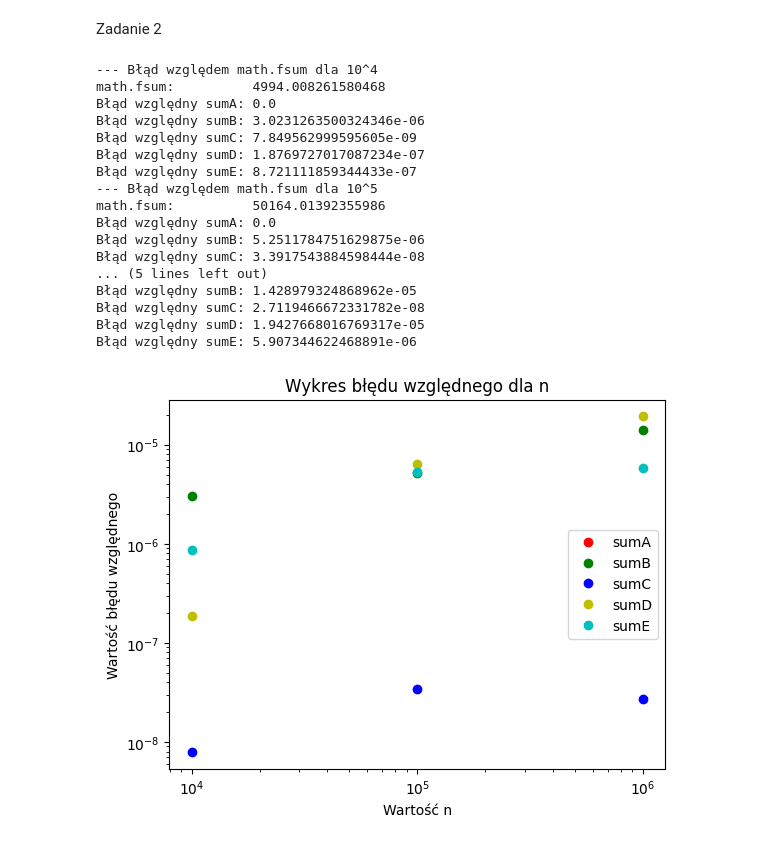
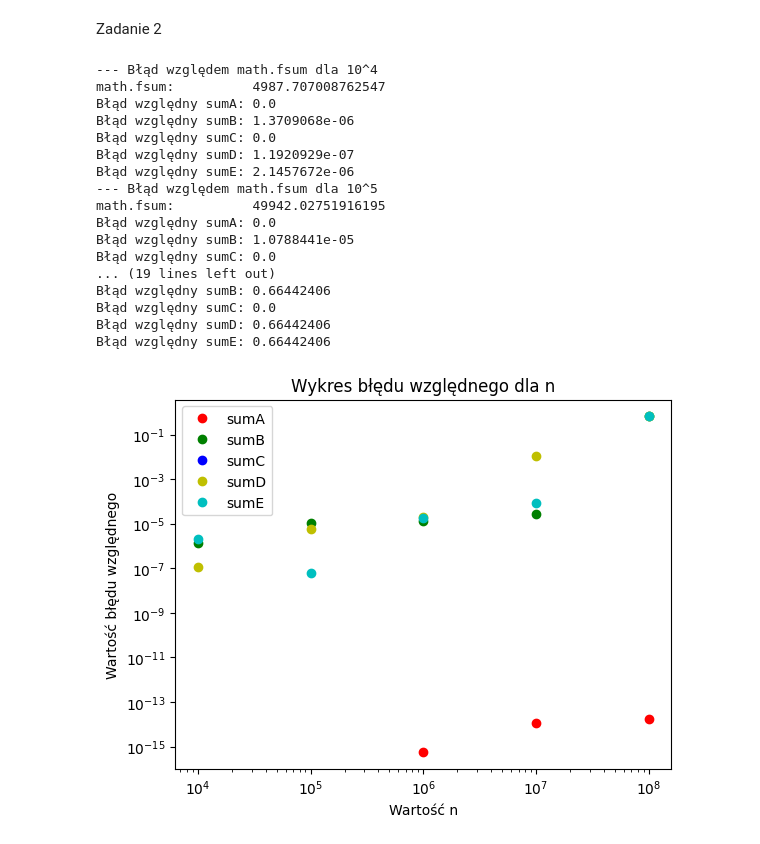
Before and after one commit to FalcO0O/MOWNiT, a Jupyter notebook: Lab_1/main.ipynb, the cells around one changed output. Saved outputs shown, nothing was run; the diff lists cells and outputs as text; code cells hidden in the pictures.

Commit message:
plot fix

```diff
--- a/Lab_1/main.ipynb
+++ b/Lab_1/main.ipynb
@@ -191,7 +191,7 @@ class Ex2:
         ax.set_xlabel("Wartość n")
         ax.set_ylabel("Wartość błędu względnego")
         legend_set = False
-        for k in range(4, 7):
+        for k in range(4, 9):
             n = int(10**k) # Liczba próbek
             print(f"--- Błąd względem math.fsum dla 10^{k}")
             vec = np.array(np.random.uniform(size=n), dtype=np.float32) # Tablica próbek
@@ -225,44 +225,44 @@ class Ex2:
         err = np.float32(0.0)
         for x in vec:
             y = np.float32(x-err)
             temp = np.float32(sum+y)
             err = np.float32(temp-sum-y)
             sum = temp
         return sum
 
     def sumD(self, vec) -> np.float32:
         """Oblicza sumę dodając wartości rosnąco względem ich wartości bezwzględnej z akumulatorem pojedynczej precyzji"""
         vec = sorted(vec, key=lambda x: abs(x))
         sum = np.float32(0.0)
         for x in vec:
             sum = np.float32(sum+x)
         return sum
 
     def sumE(self, vec) -> np.float32:
         """Oblicza sumę dodając wartości malejąco względem ich wartości bezwzględnej z akumulatorem pojedynczej precyzji"""
         vec = sorted(vec, key=lambda x: -abs(x))
         sum = np.float32(0.0)
         for x in vec:
             sum = np.float32(sum+x)
         return sum
 
 _ = Ex2()
 # %% [output]
 --- Błąd względem math.fsum dla 10^4
-math.fsum:          4994.008261580468
+math.fsum:          4987.707008762547
 Błąd względny sumA: 0.0
-Błąd względny sumB: 3.0231263500324346e-06
-Błąd względny sumC: 7.849562999595605e-09
-Błąd względny sumD: 1.8769727017087234e-07
-Błąd względny sumE: 8.721111859344433e-07
+Błąd względny sumB: 1.3709068e-06
+Błąd względny sumC: 0.0
+Błąd względny sumD: 1.1920929e-07
+Błąd względny sumE: 2.1457672e-06
 --- Błąd względem math.fsum dla 10^5
-math.fsum:          50164.01392355986
+math.fsum:          49942.02751916195
 Błąd względny sumA: 0.0
-Błąd względny sumB: 5.2511784751629875e-06
-Błąd względny sumC: 3.3917543884598444e-08
-... (5 lines left out)
-Błąd względny sumB: 1.428979324868962e-05
-Błąd względny sumC: 2.7119466672331782e-08
-Błąd względny sumD: 1.9427668016769317e-05
-Błąd względny sumE: 5.907344622468891e-06
+Błąd względny sumB: 1.0788441e-05
+Błąd względny sumC: 0.0
+... (19 lines left out)
+Błąd względny sumB: 0.66442406
+Błąd względny sumC: 0.0
+Błąd względny sumD: 0.66442406
+Błąd względny sumE: 0.66442406
-[figure, old version]
+[figure, new version]
```
Also changed, not shown: 1 other file.
